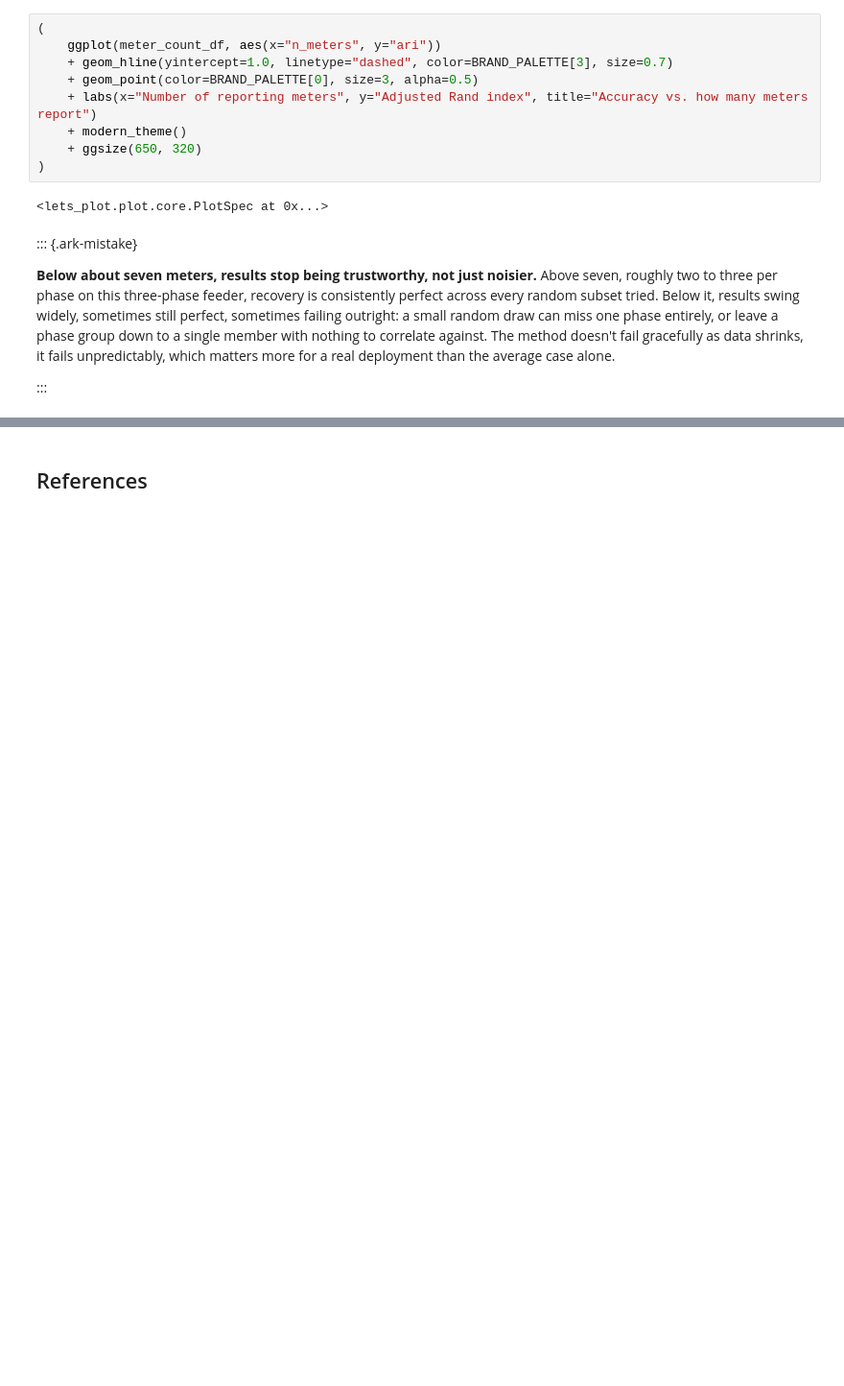
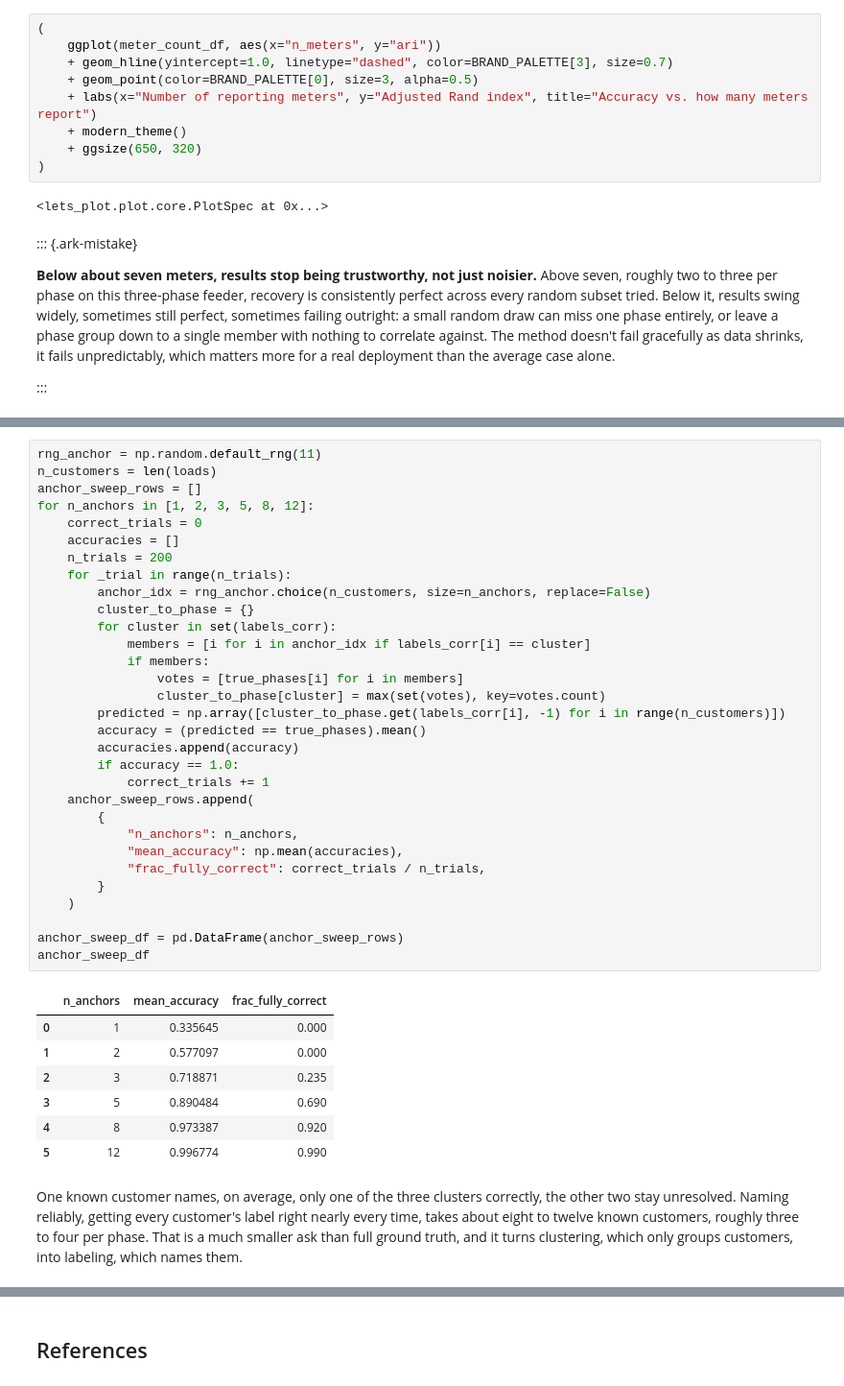
Before and after one commit to sambaiga/ml-energy-disaggregation, a Jupyter notebook: book/04-grid-edge/03-phase-identification-code.ipynb, the cells around one changed output, grey strips where cells are left out. Shown at 96% size. Drawn from its saved outputs; the diff is of its cells as text; blank space fills up the shorter version.

```diff
--- a/book/04-grid-edge/03-phase-identification-code.ipynb
+++ b/book/04-grid-edge/03-phase-identification-code.ipynb
@@ -403,0 +493,46 @@ into consumption archetypes rather than phase groups, reusing the same
+# %%
+rng_anchor = np.random.default_rng(11)
+n_customers = len(loads)
+anchor_sweep_rows = []
+for n_anchors in [1, 2, 3, 5, 8, 12]:
+    correct_trials = 0
+    accuracies = []
+    n_trials = 200
+    for _trial in range(n_trials):
+        anchor_idx = rng_anchor.choice(n_customers, size=n_anchors, replace=False)
+        cluster_to_phase = {}
+        for cluster in set(labels_corr):
+            members = [i for i in anchor_idx if labels_corr[i] == cluster]
+            if members:
+                votes = [true_phases[i] for i in members]
+                cluster_to_phase[cluster] = max(set(votes), key=votes.count)
+        predicted = np.array([cluster_to_phase.get(labels_corr[i], -1) for i in range(n_customers)])
+        accuracy = (predicted == true_phases).mean()
+        accuracies.append(accuracy)
+        if accuracy == 1.0:
+            correct_trials += 1
+    anchor_sweep_rows.append(
+        {
+            "n_anchors": n_anchors,
+            "mean_accuracy": np.mean(accuracies),
+            "frac_fully_correct": correct_trials / n_trials,
+        }
+    )
+
+anchor_sweep_df = pd.DataFrame(anchor_sweep_rows)
+anchor_sweep_df
+# %% [output]
+|  | n_anchors | mean_accuracy | frac_fully_correct |
+| 0 | 1 | 0.335645 | 0.000 |
+| 1 | 2 | 0.577097 | 0.000 |
+| 2 | 3 | 0.718871 | 0.235 |
+| 3 | 5 | 0.890484 | 0.690 |
+| 4 | 8 | 0.973387 | 0.920 |
+| 5 | 12 | 0.996774 | 0.990 |
+# %% [markdown]
+One known customer names, on average, only one of the three clusters
+correctly, the other two stay unresolved. Naming reliably, getting every
+customer's label right nearly every time, takes about eight to twelve
+known customers, roughly three to four per phase. That is a much smaller
+ask than full ground truth, and it turns clustering, which only groups
+customers, into labeling, which names them.
```
Also changed, not shown: parts of 15 cells of this notebook, 4 other files.
